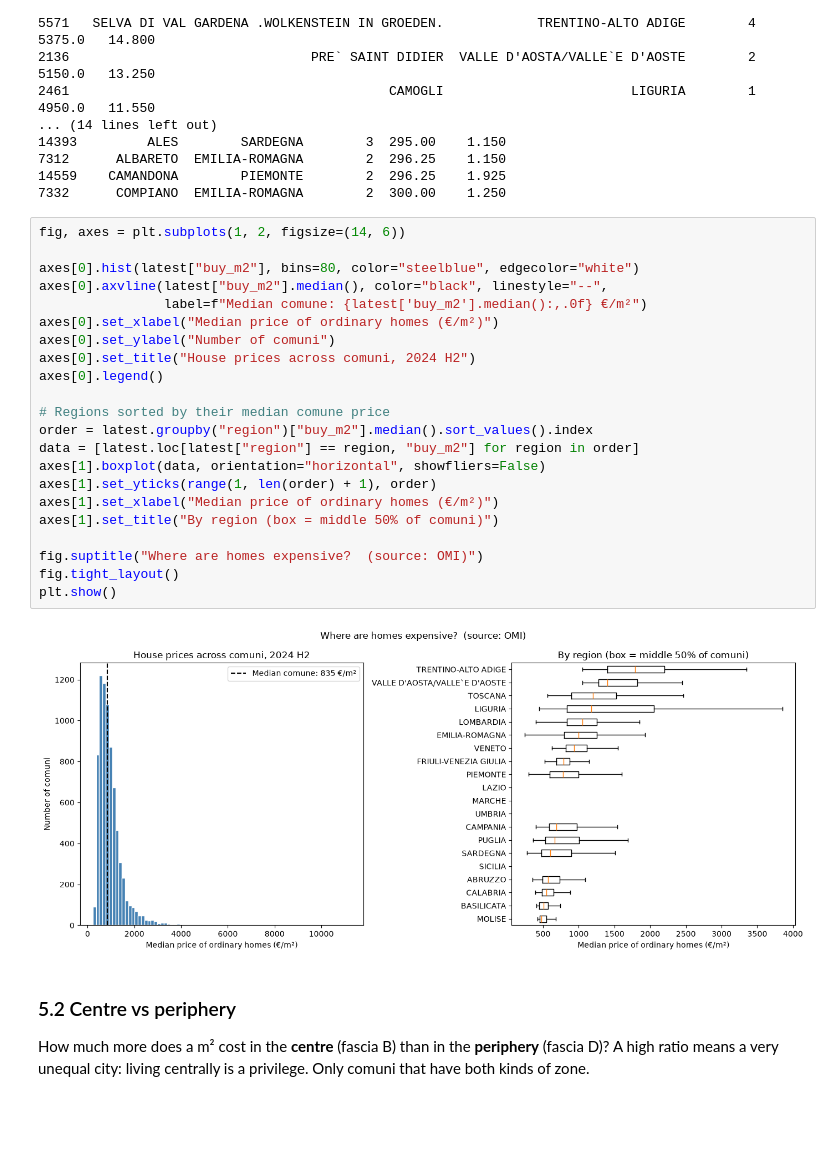
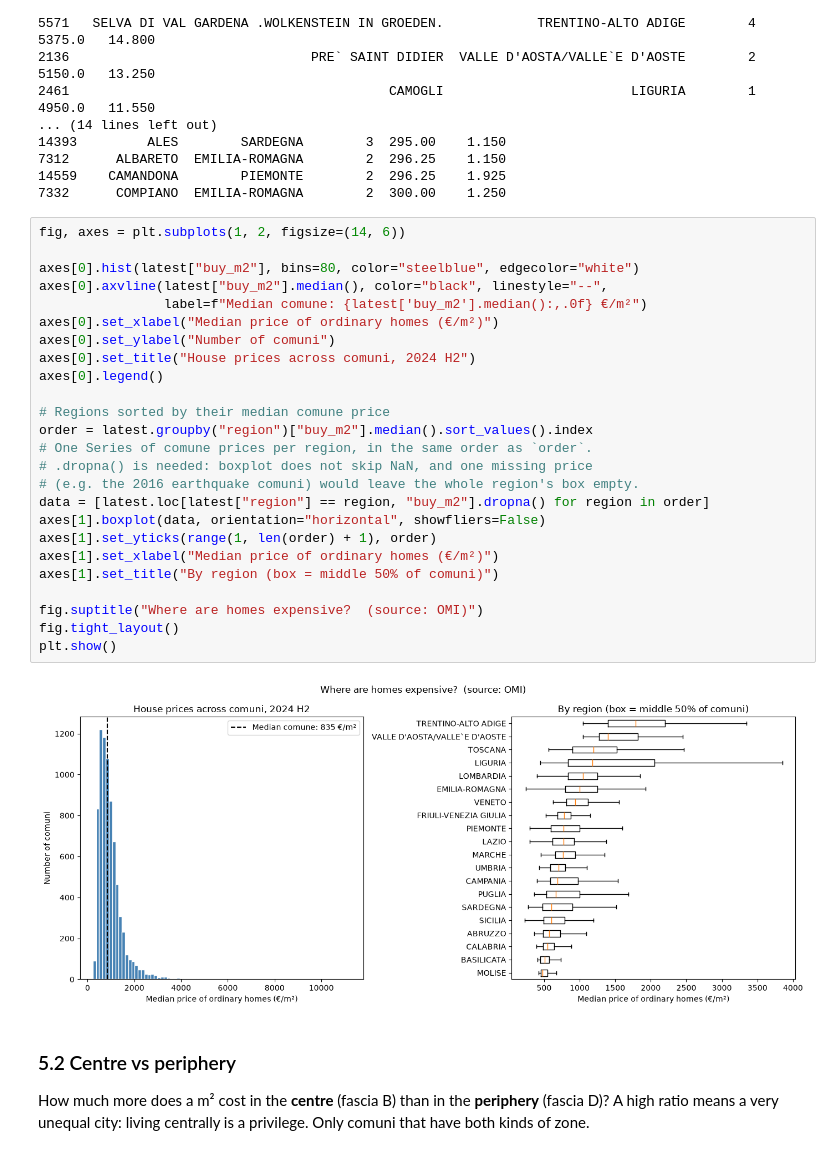
Before and after one commit to mehranyom/housing-affordability-italy, a Jupyter notebook: notebooks/02_explore_omi.ipynb, the cells around one changed output. Drawn from its saved outputs; the diff is of its cells as text; blank space fills up the shorter version.

```diff
--- a/notebooks/02_explore_omi.ipynb
+++ b/notebooks/02_explore_omi.ipynb
@@ -737,27 +744,30 @@ Most expensive comuni (median €/m², 2024 H2):
 # %%
 fig, axes = plt.subplots(1, 2, figsize=(14, 6))
 
 axes[0].hist(latest["buy_m2"], bins=80, color="steelblue", edgecolor="white")
 axes[0].axvline(latest["buy_m2"].median(), color="black", linestyle="--",
                 label=f"Median comune: {latest['buy_m2'].median():,.0f} €/m²")
 axes[0].set_xlabel("Median price of ordinary homes (€/m²)")
 axes[0].set_ylabel("Number of comuni")
 axes[0].set_title("House prices across comuni, 2024 H2")
 axes[0].legend()
 
 # Regions sorted by their median comune price
 order = latest.groupby("region")["buy_m2"].median().sort_values().index
-data = [latest.loc[latest["region"] == region, "buy_m2"] for region in order]
+# One Series of comune prices per region, in the same order as `order`.
+# .dropna() is needed: boxplot does not skip NaN, and one missing price
+# (e.g. the 2016 earthquake comuni) would leave the whole region's box empty.
+data = [latest.loc[latest["region"] == region, "buy_m2"].dropna() for region in order]
 axes[1].boxplot(data, orientation="horizontal", showfliers=False)
 axes[1].set_yticks(range(1, len(order) + 1), order)
 axes[1].set_xlabel("Median price of ordinary homes (€/m²)")
 axes[1].set_title("By region (box = middle 50% of comuni)")
 
 fig.suptitle("Where are homes expensive?  (source: OMI)")
 fig.tight_layout()
 plt.show()
 # %% [output]
-[figure, old version]
+[figure, new version]
 # %% [markdown]
 ### 5.2 Centre vs periphery
 How much more does a m² cost in the **centre** (fascia B) than in the
```
Also changed, not shown: parts of 12 cells of this notebook.
